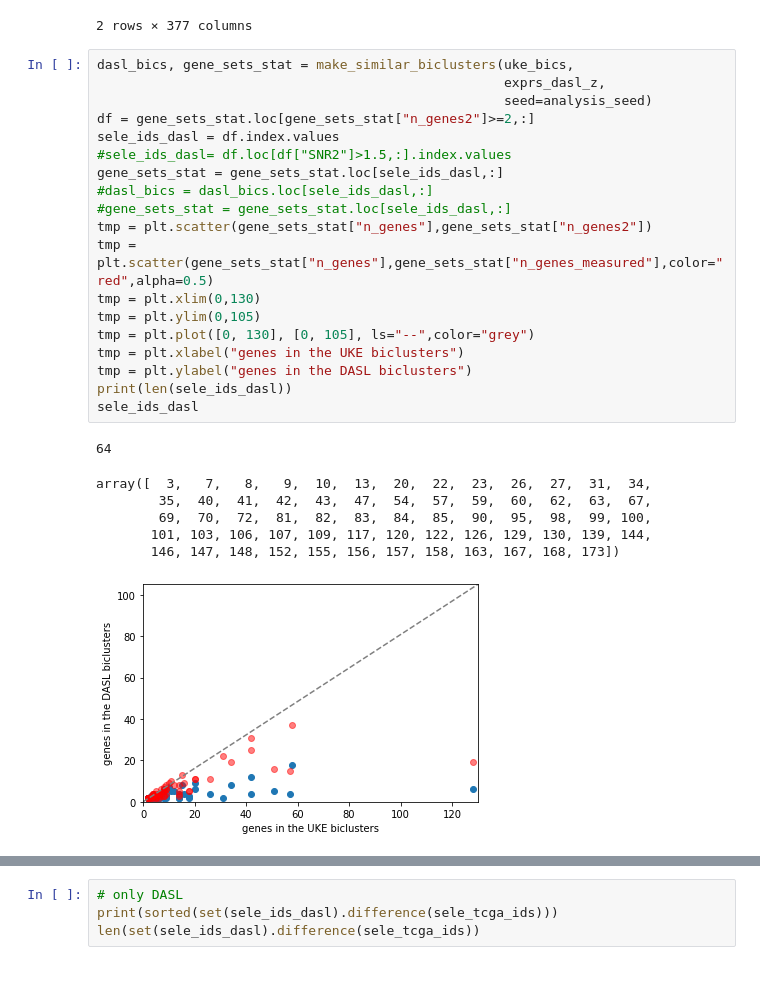
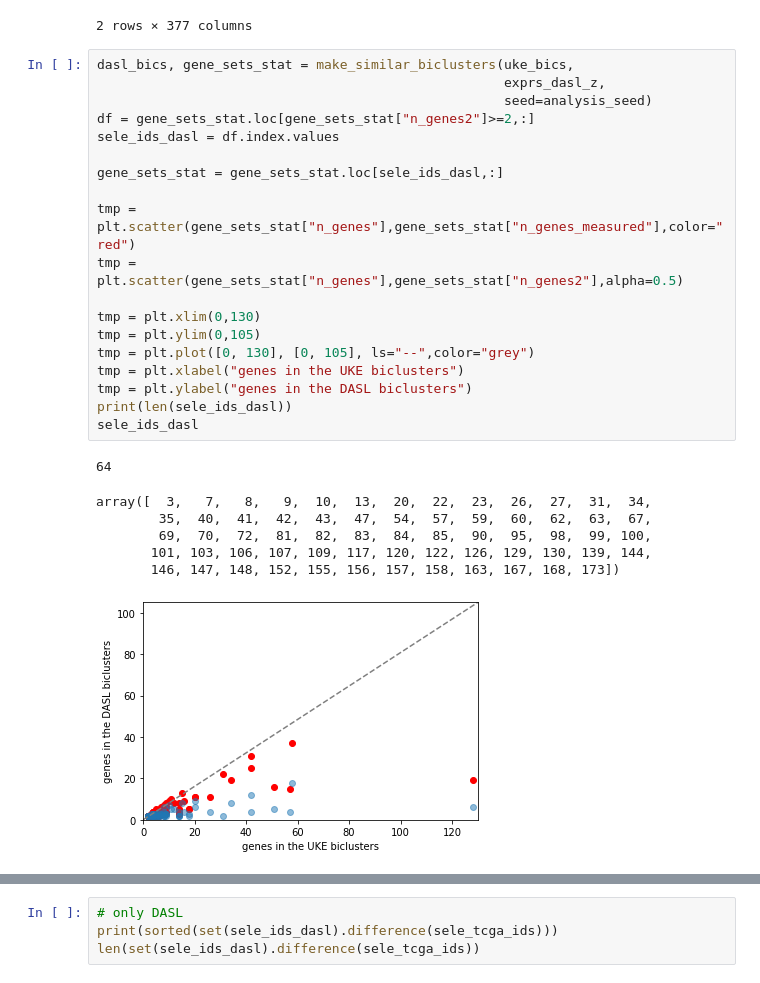
Before and after one commit to ozolotareva/bevacizumab_ovca_signature, a Jupyter notebook: heterogneity.ipynb, the cells around one changed output, grey strips where cells are left out. Saved outputs shown, nothing was run; the diff lists cells and outputs as text.

```diff
--- a/heterogneity.ipynb
+++ b/heterogneity.ipynb
@@ -216,28 +178,28 @@ exprs_dasl.head(2)
 # %%
 dasl_bics, gene_sets_stat = make_similar_biclusters(uke_bics,
                                                     exprs_dasl_z,
                                                     seed=analysis_seed)
 df = gene_sets_stat.loc[gene_sets_stat["n_genes2"]>=2,:]
 sele_ids_dasl = df.index.values
-#sele_ids_dasl= df.loc[df["SNR2"]>1.5,:].index.values
+
 gene_sets_stat = gene_sets_stat.loc[sele_ids_dasl,:]
-#dasl_bics = dasl_bics.loc[sele_ids_dasl,:]
-#gene_sets_stat = gene_sets_stat.loc[sele_ids_dasl,:]
-tmp = plt.scatter(gene_sets_stat["n_genes"],gene_sets_stat["n_genes2"])
-tmp = plt.scatter(gene_sets_stat["n_genes"],gene_sets_stat["n_genes_measured"],color="red",alpha=0.5)
+
+tmp = plt.scatter(gene_sets_stat["n_genes"],gene_sets_stat["n_genes_measured"],color="red")
+tmp = plt.scatter(gene_sets_stat["n_genes"],gene_sets_stat["n_genes2"],alpha=0.5)
+
 tmp = plt.xlim(0,130)
 tmp = plt.ylim(0,105)
 tmp = plt.plot([0, 130], [0, 105], ls="--",color="grey")
 tmp = plt.xlabel("genes in the UKE biclusters")
 tmp = plt.ylabel("genes in the DASL biclusters")
 print(len(sele_ids_dasl))
 sele_ids_dasl
 # %% [output]
 64
 array([  3,   7,   8,   9,  10,  13,  20,  22,  23,  26,  27,  31,  34,
         35,  40,  41,  42,  43,  47,  54,  57,  59,  60,  62,  63,  67,
         69,  70,  72,  81,  82,  83,  84,  85,  90,  95,  98,  99, 100,
        101, 103, 106, 107, 109, 117, 120, 122, 126, 129, 130, 139, 144,
        146, 147, 148, 152, 155, 156, 157, 158, 163, 167, 168, 173])
-[figure, old version]
+[figure, new version]
 # %%
```
Also changed, not shown: parts of 42 cells of this notebook.
